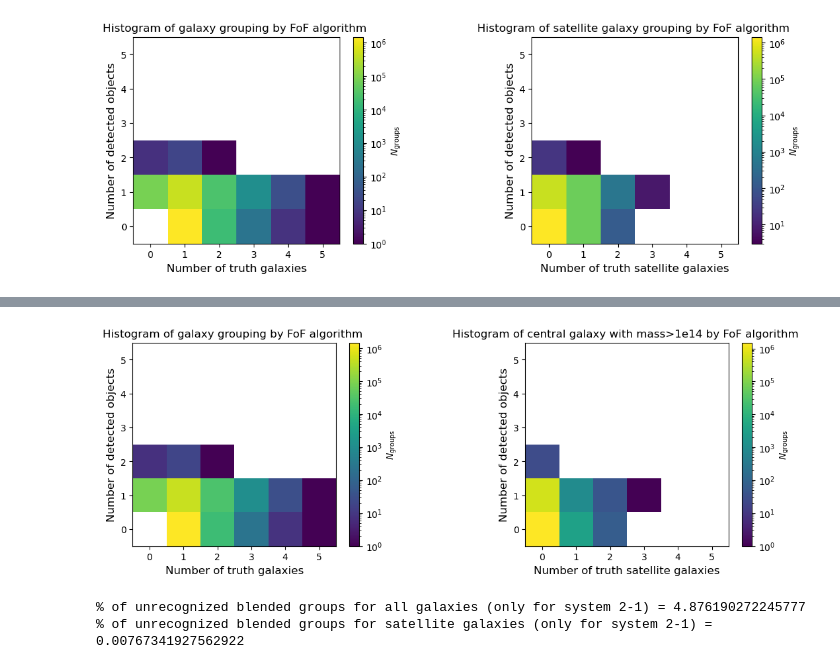
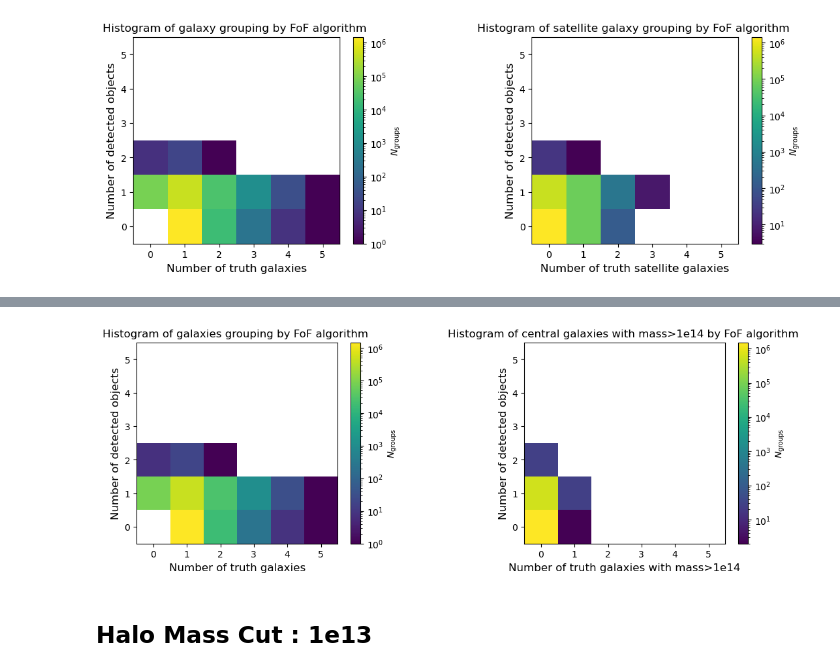
Before and after one commit to GabrielFrugier/stage_LSST, a Jupyter notebook: nt_nobs_system.ipynb, the cells around one changed output, grey strips where cells are left out. Drawn from its saved outputs; the diff is of its cells as text; code cells hidden in the pictures.

```diff
--- a/nt_nobs_system.ipynb
+++ b/nt_nobs_system.ipynb
@@ -199,6 +207,6 @@ print(results['group_id'].max())
 # %%
 ind_galax=np.array(results[truth_mask][:]['row_index'])  #transfo dictio astropy en array pour pouvoir indexer en gardant l'ordre des indices donné dans results (relié au group_id)
 # %%
-ind_galax_truth = truth_data['is_central'][ind_galax]  #donne indices des galaxies centrales dans l'ordre de results (par groupe_id)
+ind_galax_central = truth_data['is_central'][ind_galax]  #donne indices des galaxies centrales dans l'ordre de results (par groupe_id)
 # %%
-n_truth_central=np.bincount(results[truth_mask][ind_galax_truth]['group_id'], minlength=n_groups)  #donne nbr groupe de galaxies cenrtales et leurs id sur la len de n_group
+n_truth_central=np.bincount(results[truth_mask][ind_galax_central]['group_id'], minlength=n_groups)  #donne nbr groupe de galaxies cenrtales et leurs id sur la len de n_group
@@ -430,0 +483,3 @@ array([0, 0, 0, ..., 0, 0, 0])
+# %%
+n_truth_halo_mass_cut = np.bincount(results[truth_mask][ind_galax_central][np.where(truth_data['halo_mass'][ind_galax][ind_galax_central]>halo_mass_cut)[0]]['group_id'],
+                                    minlength=n_groups)
@@ -481,37 +534,32 @@ plt.show()
 # %%
 #average number of galaxies by groups : plt.hist2d(n_truth, n_object, bins=np.arange(max(np.max(n_object), np.max(n_truth))+2)-0.5, norm=mpl.colors.LogNorm());
 
 plt.figure(figsize=(11,4))
 plt.subplots_adjust(left=0.1, right=1, wspace=0.5)
 
 plt1=plt.subplot(121)
 hist2d1=plt.hist2d(n_truth, n_object, bins=np.arange(max(np.max(n_object), np.max(n_truth))+2)-0.5, norm=mpl.colors.LogNorm())
 plt.xlabel('Number of truth galaxies', fontsize=12)
 plt.ylabel('Number of detected objects', fontsize=12)
 plt.colorbar(label=r'$N_{\rm groups}$')
 plt.gca().set_aspect('equal')
-plt.title('Histogram of galaxy grouping by FoF algorithm ')
+plt.title('Histogram of galaxies grouping by FoF algorithm ')
 
 plt2=plt.subplot(122)
 hist2d2mass=plt.hist2d(n_truth_halo_mass_cut, n_object,
                     bins=np.arange(max(np.max(n_object),
                     np.max(n_truth_central))+2)-0.5,
                     norm=mpl.colors.LogNorm())
-plt.xlabel('Number of truth satellite galaxies', fontsize=12)
+plt.xlabel('Number of truth galaxies with mass>1e14', fontsize=12)
 plt.ylabel('Number of detected objects', fontsize=12)
 plt.colorbar(label=r'$N_{\rm groups}$')
 plt.gca().set_aspect('equal')
-plt.title('Histogram of central galaxy with mass>1e14 by FoF algorithm ')
+plt.title('Histogram of central galaxies with mass>1e14 by FoF algorithm ')
 
 plt.show()
 
 #attention histo en échelles log
 # %% [output]
-[figure, old version]
+[figure, new version]
-# %%
-print("% of unrecognized blended groups for all galaxies (only for system 2-1) =", (hist2d1[0][2,1]/np.sum(hist2d1[0][:,1:]))*100)
-
-print("% of unrecognized blended groups for satellite galaxies (only for system 2-1) =", (hist2d2mass[0][2,1]/np.sum(hist2d2mass[0][:,1:]))*100 )
-# %% [output]
-% of unrecognized blended groups for all galaxies (only for system 2-1) = 4.876190272245777
-% of unrecognized blended groups for satellite galaxies (only for system 2-1) = 0.00767341927562922
+# %% [markdown]
+## Halo Mass Cut : 1e13
```
Also changed, not shown: parts of 42 cells of this notebook.
